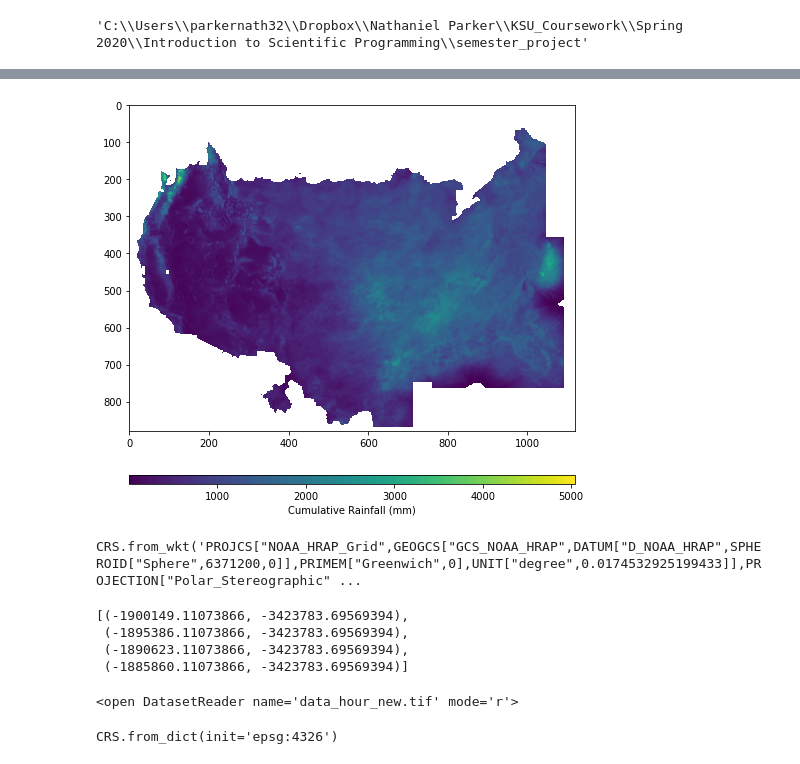
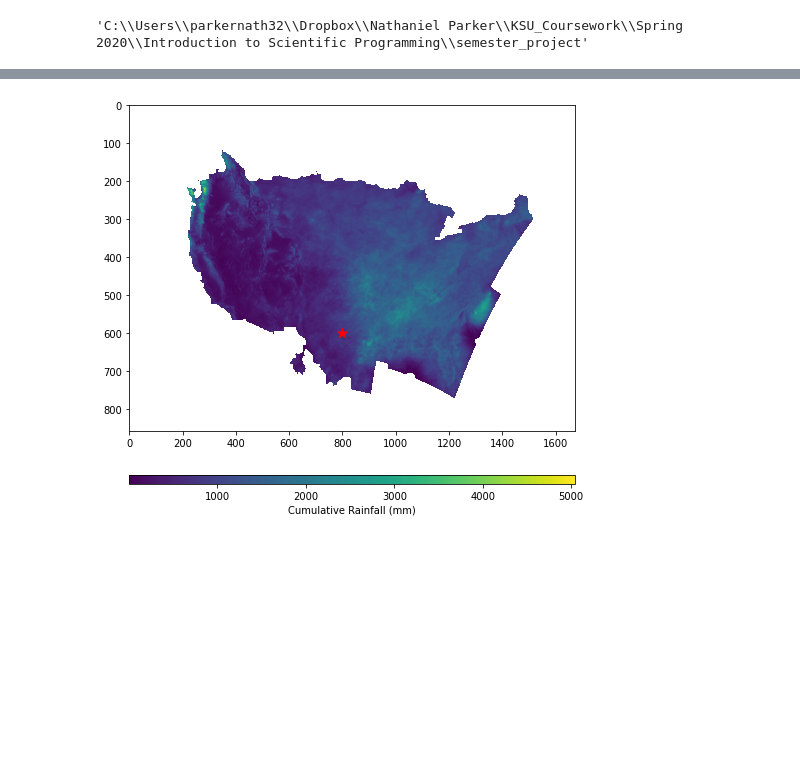
Before and after one commit to parkernath32/semester_project, a Jupyter notebook: Code.ipynb, the cells around one changed output, grey strips where cells are left out. Saved outputs shown, nothing was run; the diff lists cells and outputs as text; code cells hidden in the pictures; blank space fills up the shorter version.

```diff
--- a/Code.ipynb
+++ b/Code.ipynb
@@ -174,0 +109,15 @@ rainfall_3d.shape
+# %%
+# Convert the data into the new coordinte system
+
+new_crs = 'EPSG:4326'
+inpath = data_file
+outpath = 'data_new.tif'
+reproject_et(inpath,outpath,new_crs)
+
+# open the new file to python
+
+data = rasterio.open(outpath)
+print(data.crs)
+print(data.shape)
+print(data.bounds)
+print(data.meta)
@@ -174,0 +130,15 @@ rainfall_3d.shape
+# %%
+# Create empty matrix
+
+row = data.shape[0]
+col = data.shape[1]
+new_file = [file for file in glob.glob("data_new.tif")]
+rainfall_3d = np.ones([row,col,len(new_file)]) * np.nan # here
+
+# Append rainfall to build a 3D array
+
+rainfall = data.read(1)  # band 1 contains the observed rainfall
+idx_no_us = data.read(1)<0
+rainfall[idx_no_us] = np.nan  # convert negative values to NaNs
+rainfall_3d[:,:,0] = rainfall
+rainfall_3d.shape
@@ -211,32 +161,12 @@ cum_rainfall[idx_no_us | (cum_rainfall == 0)] = np.nan
 # %%
 # Plot Map of cummulative rainfall
 
 plt.figure(figsize=(8,8))
 plt.imshow(cum_rainfall, aspect='auto')
 plt.colorbar(orientation="horizontal", pad=0.1, aspect=50, label="Cumulative Rainfall (mm)")
+plt.scatter(800, 600, marker='*', color='r', s=100)
 plt.gca().axes.get_xaxis().set_visible(True)
 plt.gca().axes.get_yaxis().set_visible(True)
 plt.show()
 # %% [output]
-[figure, old version]
+[figure, new version]
-# %%
-# RAINFALL CODE
-sx = rasterio.open(data_files[2])
-sx.shape[1]
-sx.crs
-# %% [output]
-CRS.from_wkt('PROJCS["NOAA_HRAP_Grid",GEOGCS["GCS_NOAA_HRAP",DATUM["D_NOAA_HRAP",SPHEROID["Sphere",6371200,0]],PRIMEM["Greenwich",0],UNIT["degree",0.0174532925199433]],PROJECTION["Polar_Stereographic" ...
-# %%
-# Loop through data to extract Coordinates for each pixel
-
-map_coords = []
-for row in range(sx.shape[0]):
-    for col in range(sx.shape[1]):
-        map_coords.append(sx.xy(row,col, offset ='ul'))
-
-map_coords[1:5]
-# %% [output]
-[(-1900149.11073866, -3423783.69569394),
- (-1895386.11073866, -3423783.69569394),
- (-1890623.11073866, -3423783.69569394),
- (-1885860.11073866, -3423783.69569394)]
@@ -279,14 +172,0 @@ def reproject_et(inpath, outpath, new_crs):
-# %%
-
-new_crs = 'EPSG:4326'
-inpath = data_files[2]
-outpath = 'data_hour_new.tif'
-reproject_et(inpath,outpath,new_crs)
-
-# data_files
-# %% [output]
-<open DatasetReader name='data_hour_new.tif' mode='r'>
-# %%
-new_file.crs
-# %% [output]
-CRS.from_dict(init='epsg:4326')
```
Also changed, not shown: parts of 29 cells of this notebook, 6 other files.
